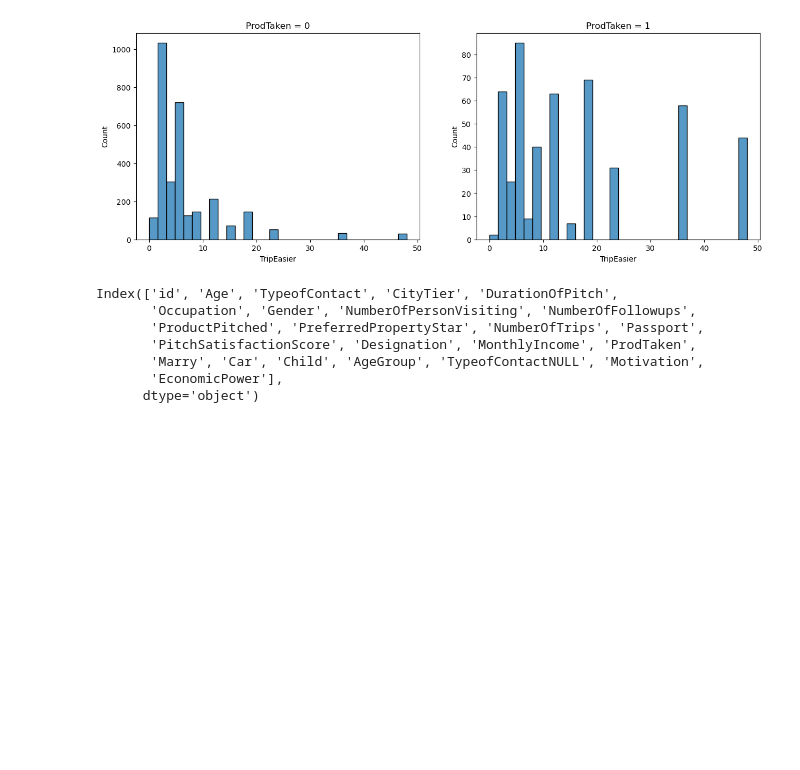
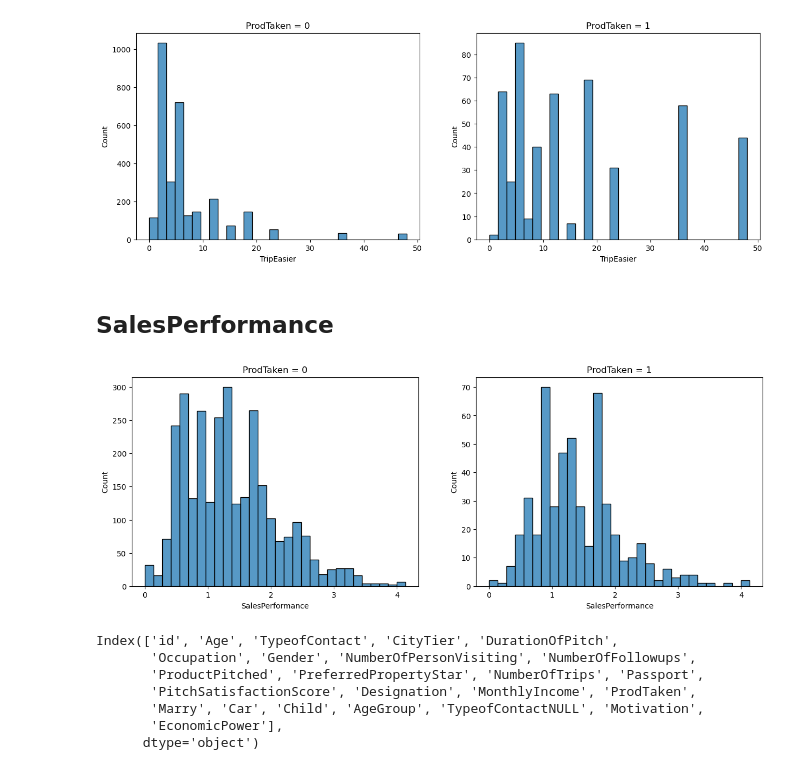
Before and after one commit to RickHub0115/SIGNATE-Summer-Cup-2024, a Jupyter notebook: scr/feature_engineering/feature_relation.ipynb, the cells around one changed output. Cells and saved outputs as stored; diff of their text form; code cells hidden in the pictures; blank space fills up the shorter version.

```diff
--- a/scr/feature_engineering/feature_relation.ipynb
+++ b/scr/feature_engineering/feature_relation.ipynb
@@ -354,6 +354,12 @@ feature_statics('Child01')
 feature_visualization('TripEasier')
 # %% [output]
 [figure]
+# %% [markdown]
+## SalesPerformance
+# %%
+feature_visualization('SalesPerformance')
+# %% [output]
+[figure, added]
 # %%
 df_train.columns
 # %% [output]
```
Also changed, not shown: 12 other files.
